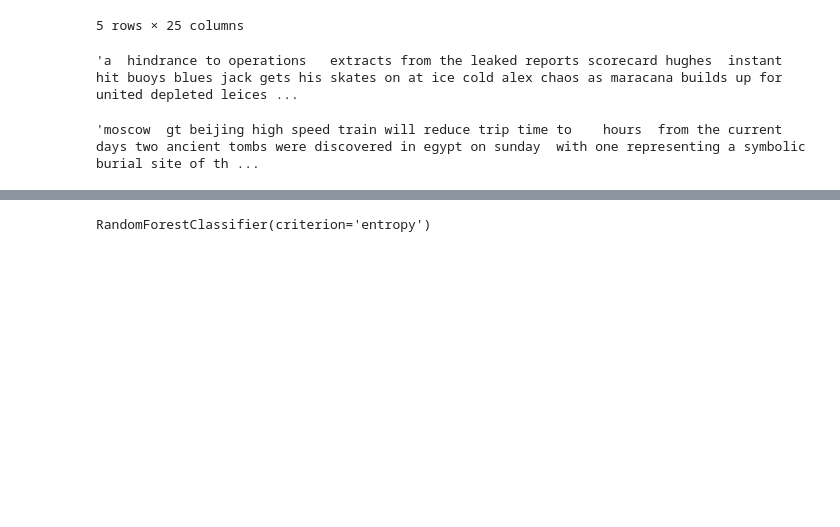
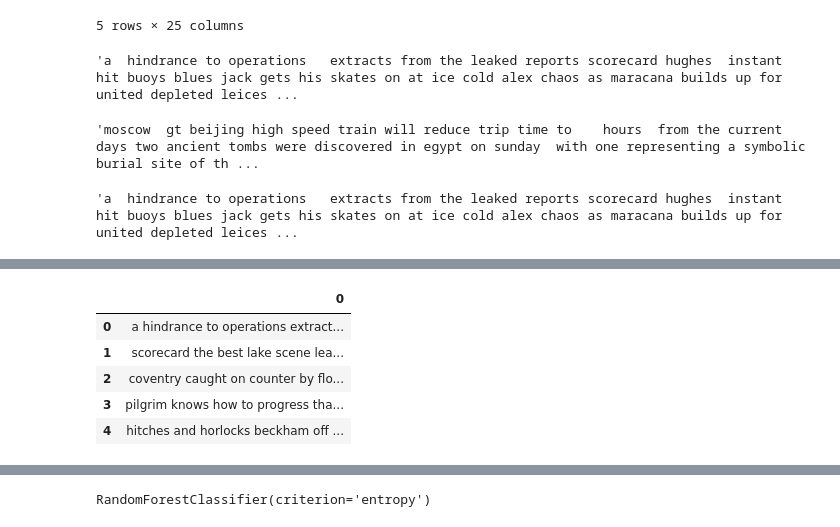
Before and after one commit to Kaleab1999/text-analytics-NLP, a Jupyter notebook: Stock_market_sentiment_analysis.ipynb, the cells around one changed output, grey strips where cells are left out. Cells and saved outputs as stored; diff of their text form; code cells hidden in the pictures; blank space fills up the shorter version.

```diff
--- a/Stock_market_sentiment_analysis.ipynb
+++ b/Stock_market_sentiment_analysis.ipynb
@@ -104,0 +242,16 @@ test_data[1]
+# %%
+headlines[0]
+# %% [output]
+'a  hindrance to operations   extracts from the leaked reports scorecard hughes  instant hit buoys blues jack gets his skates on at ice cold alex chaos as maracana builds up for united depleted leices ...
+# %%
+import nltk
+nltk.download('stopwords')
+from nltk.corpus import stopwords
+from textblob import Word
+nltk.download('wordnet')
+
+headline=pd.DataFrame(headlines)
+test_data_=pd.DataFrame(test_data)
+
+headline.head()
+# %% [output]
@@ -104,0 +261,6 @@ test_data[1]
+|  | 0 |
+| 0 | a hindrance to operations extract... |
+| 1 | scorecard the best lake scene lea... |
+| 2 | coventry caught on counter by flo... |
+| 3 | pilgrim knows how to progress tha... |
+| 4 | hitches and horlocks beckham off ... |
```
Also changed, not shown: parts of 19 cells of this notebook.
